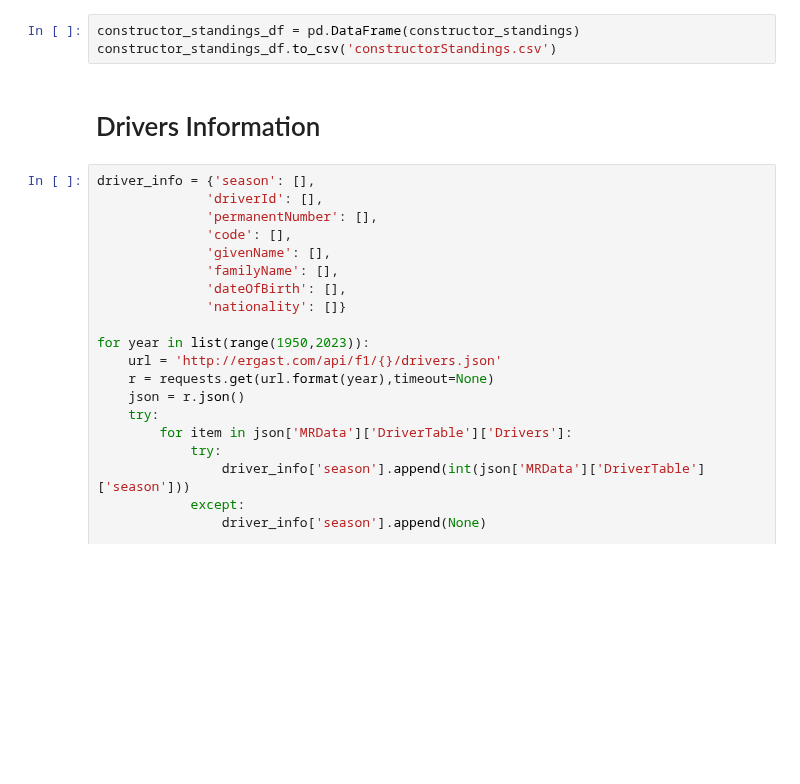
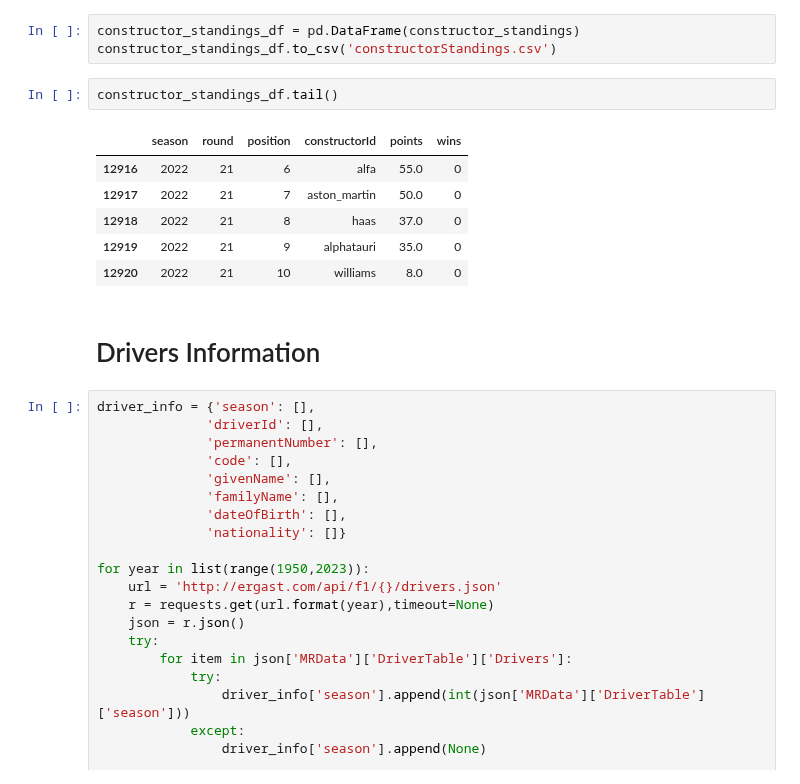
Before and after one commit to parthu007/Formula_One, a Jupyter notebook: Data Collection/Data Collection.ipynb, the cells around one changed output. Saved outputs shown, nothing was run; the diff lists cells and outputs as text; blank space fills up the shorter version.

```diff
--- a/Data Collection/Data Collection.ipynb
+++ b/Data Collection/Data Collection.ipynb
@@ -508,6 +462,15 @@ Results not available yet
 # %%
 constructor_standings_df = pd.DataFrame(constructor_standings)
 constructor_standings_df.to_csv('constructorStandings.csv')
+# %%
+constructor_standings_df.tail()
+# %% [output]
+|  | season | round | position | constructorId | points | wins |
+| 12916 | 2022 | 21 | 6 | alfa | 55.0 | 0 |
+| 12917 | 2022 | 21 | 7 | aston_martin | 50.0 | 0 |
+| 12918 | 2022 | 21 | 8 | haas | 37.0 | 0 |
+| 12919 | 2022 | 21 | 9 | alphatauri | 35.0 | 0 |
+| 12920 | 2022 | 21 | 10 | williams | 8.0 | 0 |
 # %% [markdown]
 # Drivers Information
 # %%
```
Also changed, not shown: parts of 7 cells of this notebook, 4 other files.
